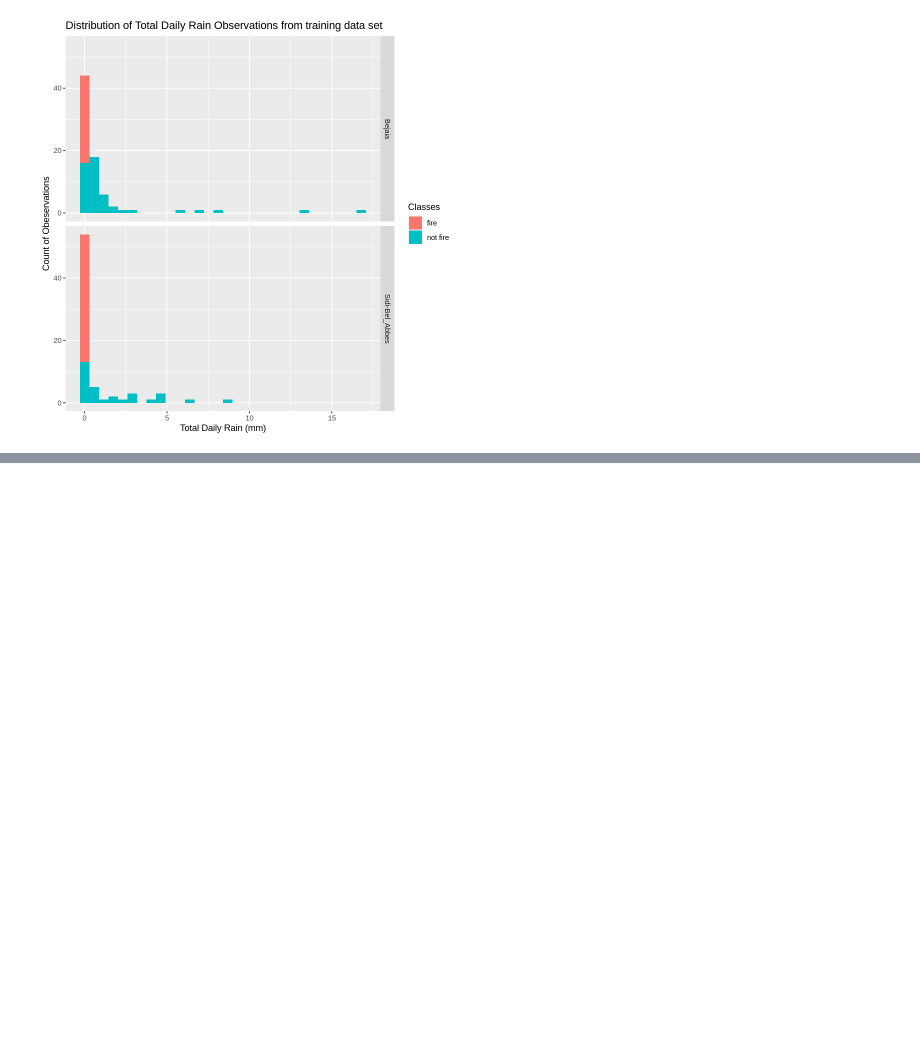
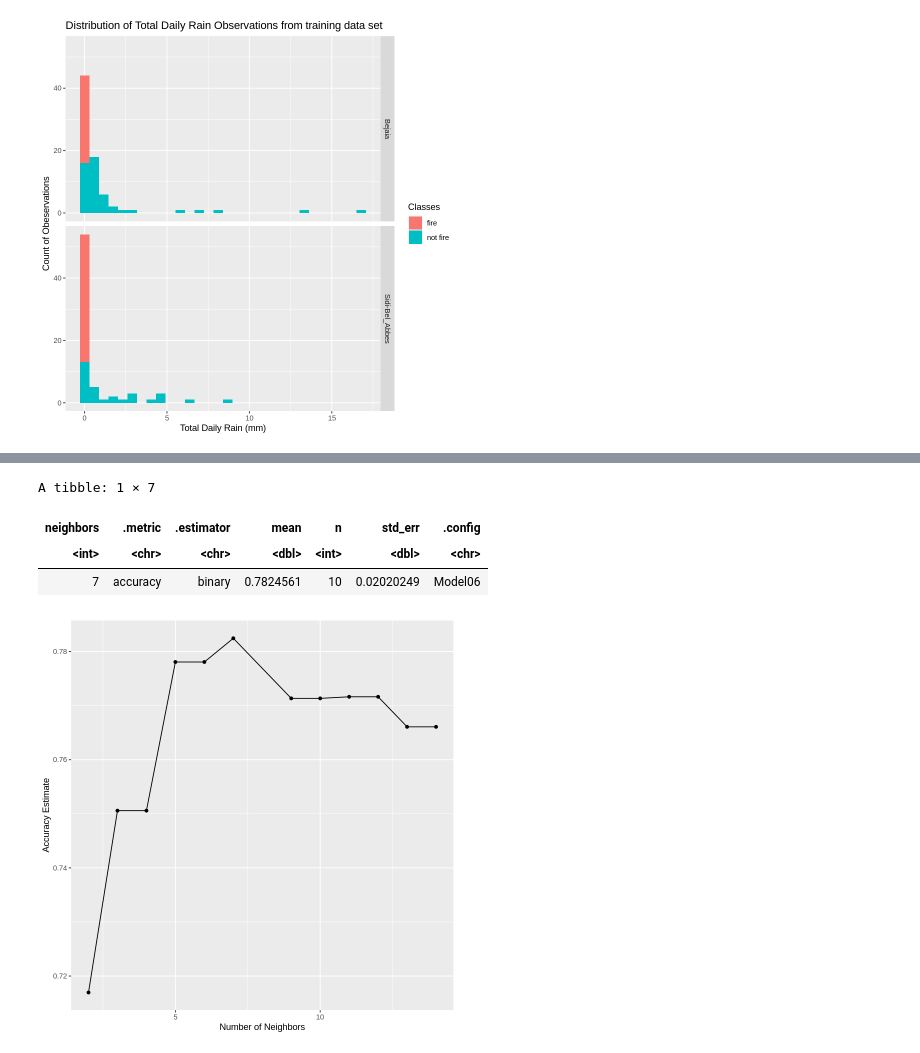
Before and after one commit to Soneif/dsci100-project, a Jupyter notebook: dsci100-project-report.ipynb, the cells around one changed output, grey strips where cells are left out. Cells and saved outputs as stored; diff of their text form; code cells hidden in the pictures; blank space fills up the shorter version.

Commit message:
Added data analysis

```diff
--- a/dsci100-project-report.ipynb
+++ b/dsci100-project-report.ipynb
@@ -148,0 +166,18 @@ forest_fire_visualization_Rain
+# %%
+knn_tune <- nearest_neighbor(weight_func = "rectangular", neighbors = tune()) %>%
+    set_engine("kknn") %>%
+    set_mode("classification")
+
+fire_recipe <- recipe(Classes ~ Temperature + Ws + RH + Rain, data = forest_fire_training) %>%
+    step_scale(all_predictors())%>%
+    step_center(all_predictors())
+
+fire_vfold <- vfold_cv(forest_fire_training, v = 10, strata = Classes)
+
+fire_results <- workflow() %>%
+    add_recipe(fire_recipe) %>%
+    add_model(knn_tune) %>%
+    tune_grid(resamples = fire_vfold, grid = 20) %>%
+    collect_metrics()
+
+fire_results
@@ -148,0 +195,21 @@ forest_fire_visualization_Rain
+# %%
+accuracies <- fire_results %>%
+    filter(.metric == "accuracy")
+
+accuracy_versus_k <- accuracies %>%
+                     ggplot(aes(x = neighbors, y = mean)) +
+                     geom_point() +
+                     geom_line() +
+                     labs(x = "Number of Neighbors", y = "Accuracy Estimate")
+accuracy_versus_k
+
+best_estimate <- accuracies %>%
+          arrange(desc(mean)) %>%
+          slice(1)
+best_estimate
+# %% [output]
+A tibble: 1 × 7
+| neighbors | .metric | .estimator | mean | n | std_err | .config |
+| <int> | <chr> | <chr> | <dbl> | <int> | <dbl> | <chr> |
+| 7 | accuracy | binary | 0.7824561 | 10 | 0.02020249 | Model06 |
+[figure, added]
```
Also changed, not shown: parts of 6 cells of this notebook.
